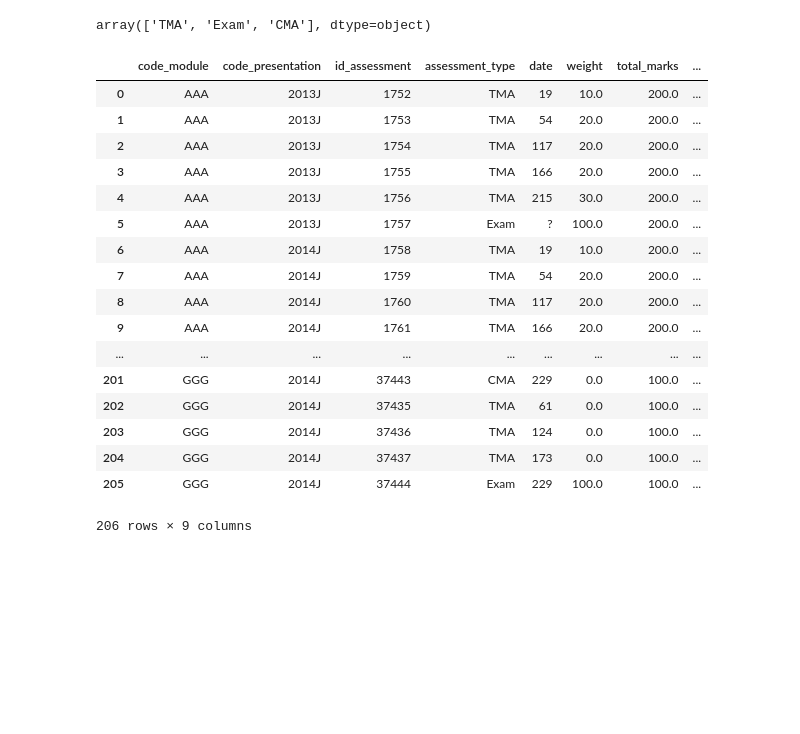
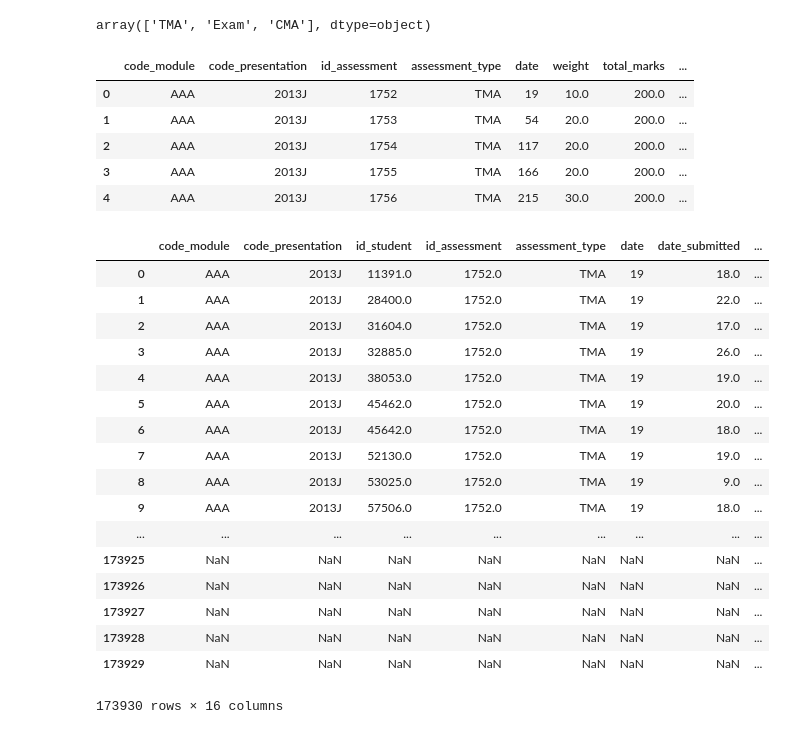
Before and after one commit to Heramb001/LearningAnalytics_Predicting_students_at-risk, a Jupyter notebook: CS_773_Data_Mining_Project_1_Reading_Data.ipynb, the cells around one changed output. Cells and saved outputs as stored; diff of their text form; code cells hidden in the pictures; blank space fills up the shorter version.

```diff
--- a/CS_773_Data_Mining_Project_1_Reading_Data.ipynb
+++ b/CS_773_Data_Mining_Project_1_Reading_Data.ipynb
@@ -562,38 +574,55 @@ assessments['assessment_type'].unique()
 # %% [output]
 array(['TMA', 'Exam', 'CMA'], dtype=object)
 # %%
-def compute_weighted_sum(data, filter_cols, current_val, new_col):
-    w0 = 0
-    if(len(filter_cols) > 1):
-        #d = data[filter_cols]
-        #s = w0+
-        data[new_col] = data[current_val].cumsum()
+def compute_weighted_sum(data, current_val, new_col):
+    data[new_col] = data[current_val].cumsum()
     return data
 # %%
 assessments_stats = assessments.groupby(['code_module','code_presentation']).agg({'weight' : 'sum'})
 assessments_stats.reset_index(level=[0,1], inplace=True)
 assessments_stats.columns = ['code_module','code_presentation','total_marks']
 assessments_stats = pd.merge(assessments, assessments_stats, how='left', on=['code_module','code_presentation'])
 assessments_stats['percent_of_total'] = np.divide(assessments_stats['weight'],assessments_stats['total_marks'])*100
 #assessments_stats.groupby(['code_module','code_presentation']).size()
-assessments_stats = assessments_stats.groupby(['code_module','code_presentation']).apply(compute_weighted_sum, ['code_module','code_presentation'], 'percent_of_total', 'weight_in_total')
-assessments_stats
+assessments_stats = assessments_stats.groupby(['code_module','code_presentation']).apply(compute_weighted_sum, 'percent_of_total', 'weight_in_total')
+assessments_stats.head()
 # %% [output]
 |  | code_module | code_presentation | id_assessment | assessment_type | date | weight | total_marks | ... |
 | 0 | AAA | 2013J | 1752 | TMA | 19 | 10.0 | 200.0 | ... |
 | 1 | AAA | 2013J | 1753 | TMA | 54 | 20.0 | 200.0 | ... |
 | 2 | AAA | 2013J | 1754 | TMA | 117 | 20.0 | 200.0 | ... |
 | 3 | AAA | 2013J | 1755 | TMA | 166 | 20.0 | 200.0 | ... |
 | 4 | AAA | 2013J | 1756 | TMA | 215 | 30.0 | 200.0 | ... |
-| 5 | AAA | 2013J | 1757 | Exam | ? | 100.0 | 200.0 | ... |
-| 6 | AAA | 2014J | 1758 | TMA | 19 | 10.0 | 200.0 | ... |
-| 7 | AAA | 2014J | 1759 | TMA | 54 | 20.0 | 200.0 | ... |
-| 8 | AAA | 2014J | 1760 | TMA | 117 | 20.0 | 200.0 | ... |
-| 9 | AAA | 2014J | 1761 | TMA | 166 | 20.0 | 200.0 | ... |
-| ... | ... | ... | ... | ... | ... | ... | ... | ... |
-| 201 | GGG | 2014J | 37443 | CMA | 229 | 0.0 | 100.0 | ... |
-| 202 | GGG | 2014J | 37435 | TMA | 61 | 0.0 | 100.0 | ... |
-| 203 | GGG | 2014J | 37436 | TMA | 124 | 0.0 | 100.0 | ... |
-| 204 | GGG | 2014J | 37437 | TMA | 173 | 0.0 | 100.0 | ... |
-| 205 | GGG | 2014J | 37444 | Exam | 229 | 100.0 | 100.0 | ... |
-206 rows × 9 columns
+# %%
+student_assessments_all = pd.merge(student_assessment, assessments_stats, how = 'outer', on='id_assessment' )
+student_assessments_all['score'] = np.where(student_assessments_all['score'] == '?', '0', student_assessments_all['score'])
+student_assessments_all['score'] = pd.to_numeric(student_assessments_all['score'])
+student_assessments_all['result'] = np.where(student_assessments_all['score'] >= 40, 1, 0)
+student_assessments_all['score_weight'] = np.divide(student_assessments_all['score'],100)*student_assessments_all['percent_of_total']
+student_assessments_all.dropna()
+#student_assessments_all.id_student.nunique()
+student_assessments_all = student_assessments_all.groupby(['code_module','code_presentation','id_student']).apply(compute_weighted_sum,'score_weight', 'score_in_total')
+student_assessments_all = student_assessments_all[['code_module','code_presentation','id_student','id_assessment','assessment_type','date','date_submitted','is_banked',
+                                                   'score','weight','percent_of_total','score_weight','weight_in_total','score_in_total','total_marks','result']]
+#student_assessments_all[student_assessments_all['id_student'] == 63400]
+student_assessments_all.dropna()
+student_assessments_all
+# %% [output]
+|  | code_module | code_presentation | id_student | id_assessment | assessment_type | date | date_submitted | ... |
+| 0 | AAA | 2013J | 11391.0 | 1752.0 | TMA | 19 | 18.0 | ... |
+| 1 | AAA | 2013J | 28400.0 | 1752.0 | TMA | 19 | 22.0 | ... |
+| 2 | AAA | 2013J | 31604.0 | 1752.0 | TMA | 19 | 17.0 | ... |
+| 3 | AAA | 2013J | 32885.0 | 1752.0 | TMA | 19 | 26.0 | ... |
+| 4 | AAA | 2013J | 38053.0 | 1752.0 | TMA | 19 | 19.0 | ... |
+| 5 | AAA | 2013J | 45462.0 | 1752.0 | TMA | 19 | 20.0 | ... |
+| 6 | AAA | 2013J | 45642.0 | 1752.0 | TMA | 19 | 18.0 | ... |
+| 7 | AAA | 2013J | 52130.0 | 1752.0 | TMA | 19 | 19.0 | ... |
+| 8 | AAA | 2013J | 53025.0 | 1752.0 | TMA | 19 | 9.0 | ... |
+| 9 | AAA | 2013J | 57506.0 | 1752.0 | TMA | 19 | 18.0 | ... |
+| ... | ... | ... | ... | ... | ... | ... | ... | ... |
+| 173925 | NaN | NaN | NaN | NaN | NaN | NaN | NaN | ... |
+| 173926 | NaN | NaN | NaN | NaN | NaN | NaN | NaN | ... |
+| 173927 | NaN | NaN | NaN | NaN | NaN | NaN | NaN | ... |
+| 173928 | NaN | NaN | NaN | NaN | NaN | NaN | NaN | ... |
+| 173929 | NaN | NaN | NaN | NaN | NaN | NaN | NaN | ... |
+173930 rows × 16 columns
```
Also changed, not shown: parts of 3 cells of this notebook, 1 other file.
